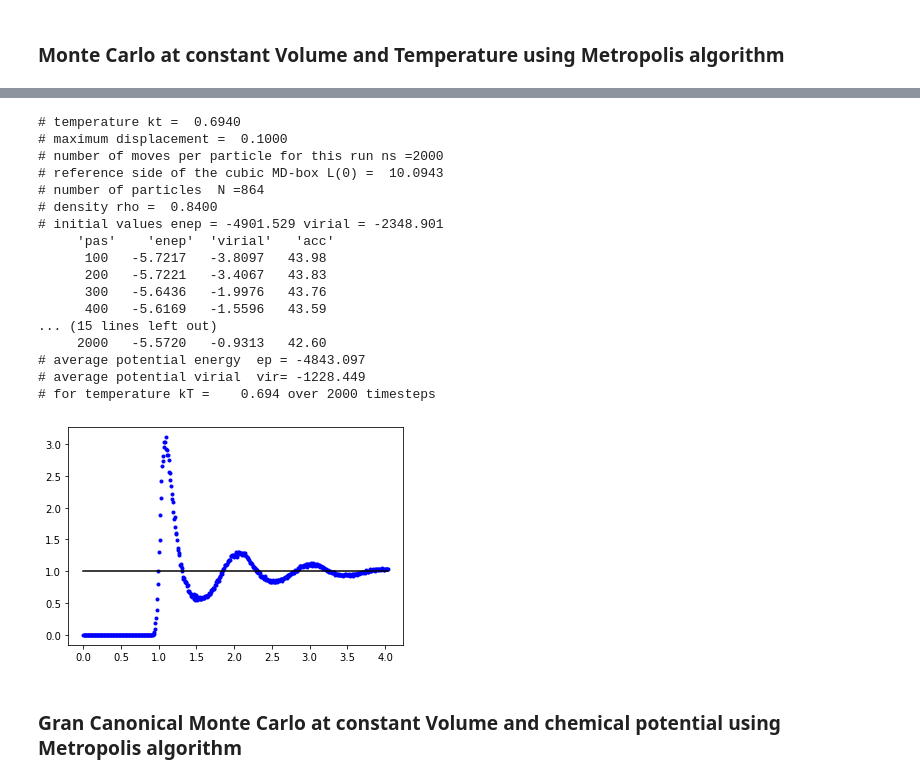
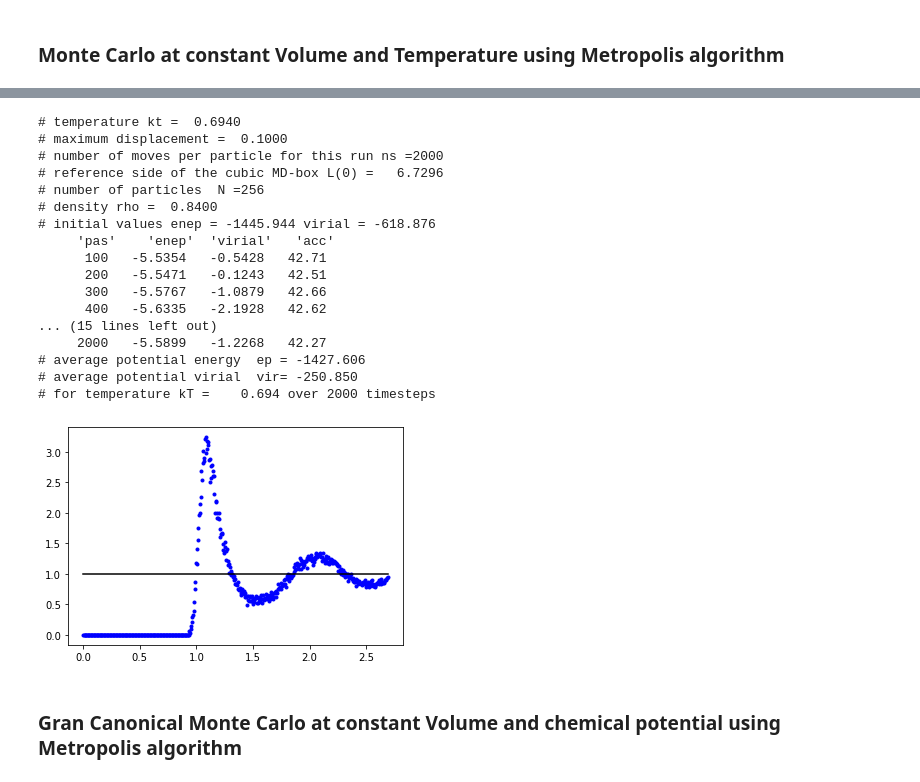
Before and after one commit to cpierleo/PyLJ, a Jupyter notebook: LJ-simulation.ipynb, the cells around one changed output, grey strips where cells are left out. Drawn from its saved outputs; the diff is of its cells as text; code cells hidden in the pictures.

```diff
--- a/LJ-simulation.ipynb
+++ b/LJ-simulation.ipynb
@@ -70,26 +89,26 @@ mclj(nstep=2000, rho=0.84, m=4, kt=0.8, delta=0.1, freq=200, mode=0)
 # %%
 # continuation [mode=1] using Metropolis Monte Carlo with constant NVT
 from MC_lj import mclj
-mclj(nstep=2000, rho=0.84, m=6, kt=0.694, delta=0.1, freq=100, mode=1)
+mclj(nstep=2000, rho=0.84, m=4, kt=0.694, delta=0.1, freq=100, mode=1)
 # %% [output]
 # temperature kt =  0.6940
 # maximum displacement =  0.1000
 # number of moves per particle for this run ns =2000
-# reference side of the cubic MD-box L(0) =  10.0943
-# number of particles  N =864
+# reference side of the cubic MD-box L(0) =   6.7296
+# number of particles  N =256
 # density rho =  0.8400
-# initial values enep = -4901.529 virial = -2348.901
+# initial values enep = -1445.944 virial = -618.876
      'pas'    'enep'  'virial'   'acc'
-      100   -5.7217   -3.8097   43.98
-      200   -5.7221   -3.4067   43.83
-      300   -5.6436   -1.9976   43.76
-      400   -5.6169   -1.5596   43.59
+      100   -5.5354   -0.5428   42.71
+      200   -5.5471   -0.1243   42.51
+      300   -5.5767   -1.0879   42.66
+      400   -5.6335   -2.1928   42.62
 ... (15 lines left out)
-     2000   -5.5720   -0.9313   42.60
-# average potential energy  ep = -4843.097
-# average potential virial  vir= -1228.449
+     2000   -5.5899   -1.2268   42.27
+# average potential energy  ep = -1427.606
+# average potential virial  vir= -250.850
 # for temperature kT =    0.694 over 2000 timesteps
-[figure, old version]
+[figure, new version]
 # %% [markdown]
 ### Gran Canonical Monte Carlo at constant Volume and chemical potential using Metropolis algorithm
 # %%
```
Also changed, not shown: parts of 5 cells of this notebook, 3 other files.
